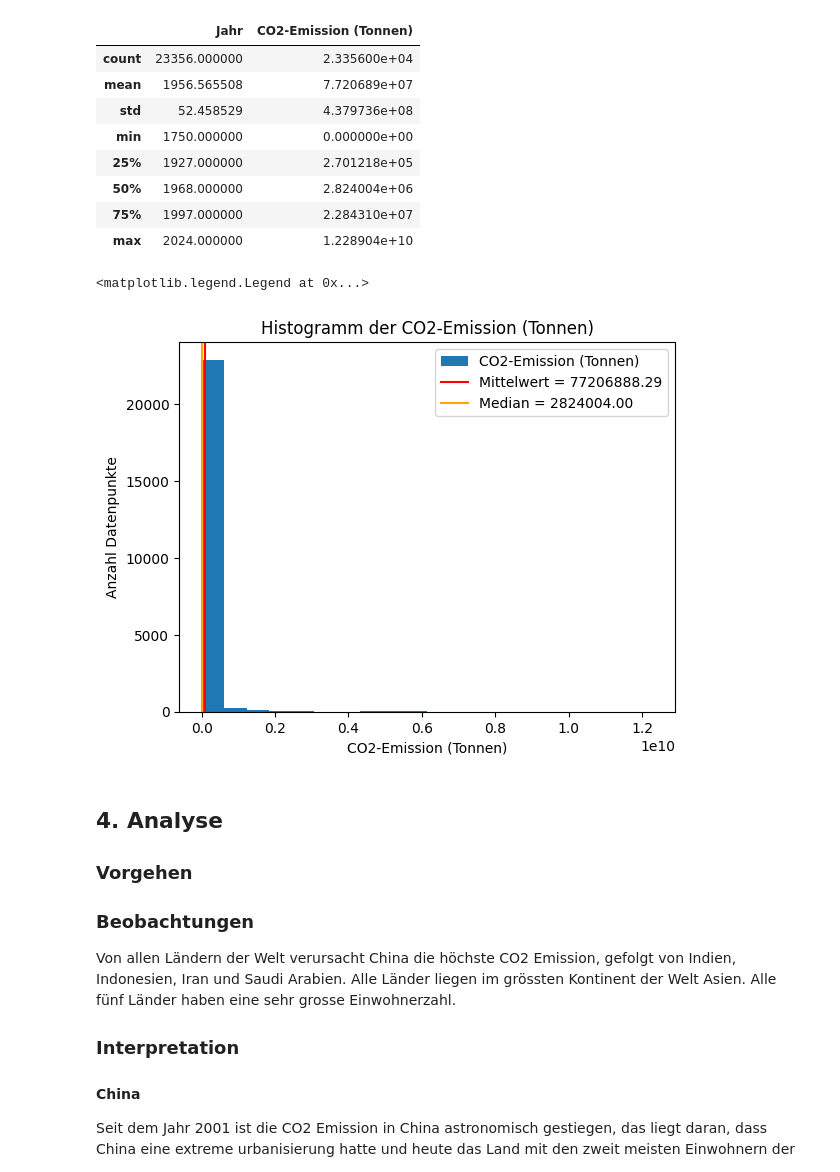
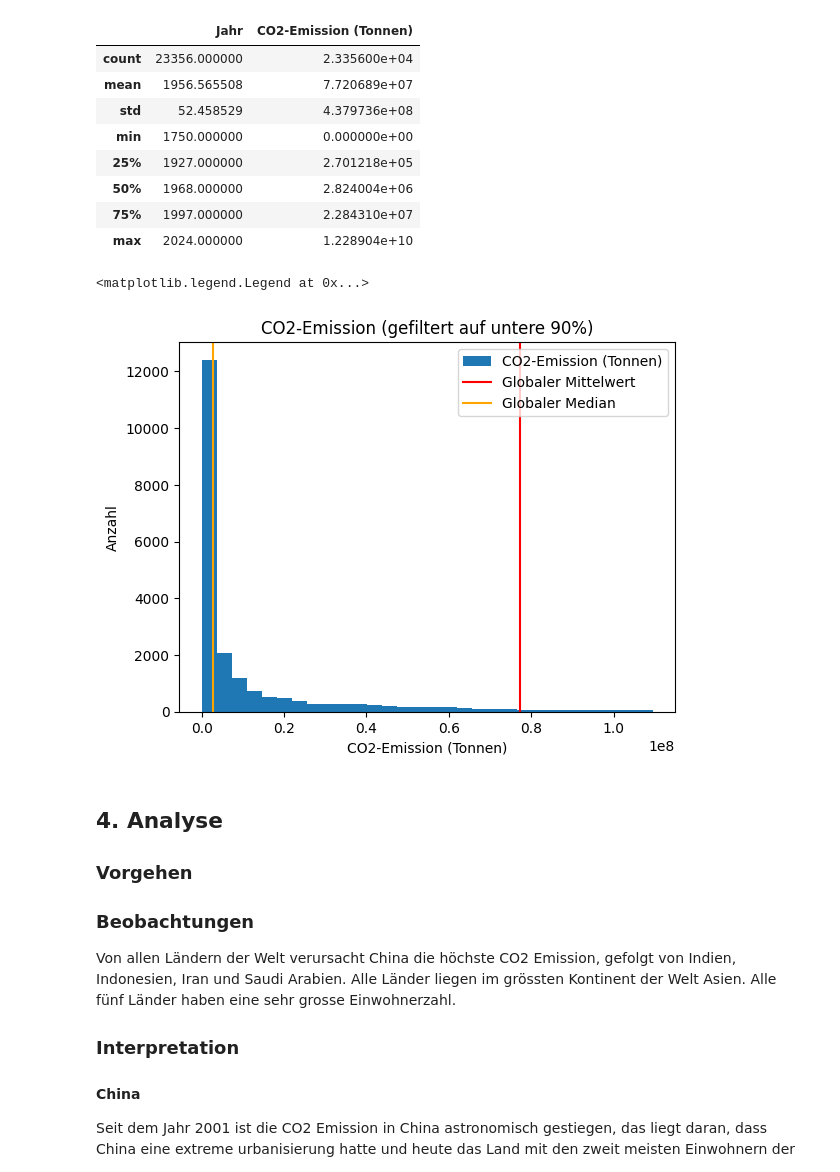
Before and after one commit to itulahjess/LN_2_Github_Python, a Jupyter notebook: Analyse.ipynb, the cells around one changed output. Drawn from its saved outputs; the diff is of its cells as text; code cells hidden in the pictures.

Commit message:
Gefiltert Median, Mittelwert

```diff
--- a/Analyse.ipynb
+++ b/Analyse.ipynb
@@ -146,19 +146,21 @@ df.describe()
 | 50% | 1968.000000 | 2.824004e+06 |
 | 75% | 1997.000000 | 2.284310e+07 |
 | max | 2024.000000 | 1.228904e+10 |
-# %%
-g = df['CO2-Emission (Tonnen)'].plot(kind='hist', bins=20, title='Histogramm der CO2-Emission (Tonnen)',
-                           xlabel='CO2-Emission (Tonnen)', ylabel='Anzahl Datenpunkte')
-mean = df['CO2-Emission (Tonnen)'].mean()
-g.axvline(x=df['CO2-Emission (Tonnen)'].mean(), color='red',label=f'Mittelwert = {mean:.2f}')
-
-median = df['CO2-Emission (Tonnen)'].median()
-g.axvline(x=df['CO2-Emission (Tonnen)'].median(), color='orange',label=  f'Median = {median:.2f}')
-
-g.legend()
-# %% [output]
-<matplotlib.legend.Legend at 0x...>
-[figure, removed]
+# %%
+data_filtered = df[df['CO2-Emission (Tonnen)'] <= df['CO2-Emission (Tonnen)'].quantile(0.90)]
+g = data_filtered['CO2-Emission (Tonnen)'].plot(
+    kind='hist',
+    bins=30,
+    title='CO2-Emission (gefiltert auf untere 90%)',
+    xlabel='CO2-Emission (Tonnen)',
+    ylabel='Anzahl'
+)
+g.axvline(df['CO2-Emission (Tonnen)'].mean(), color='red', label='Globaler Mittelwert')
+g.axvline(df['CO2-Emission (Tonnen)'].median(), color='orange', label='Globaler Median')
+g.legend()
+# %% [output]
+<matplotlib.legend.Legend at 0x...>
+[figure, added]
 # %% [markdown]
 ## 4. Analyse
 
```
